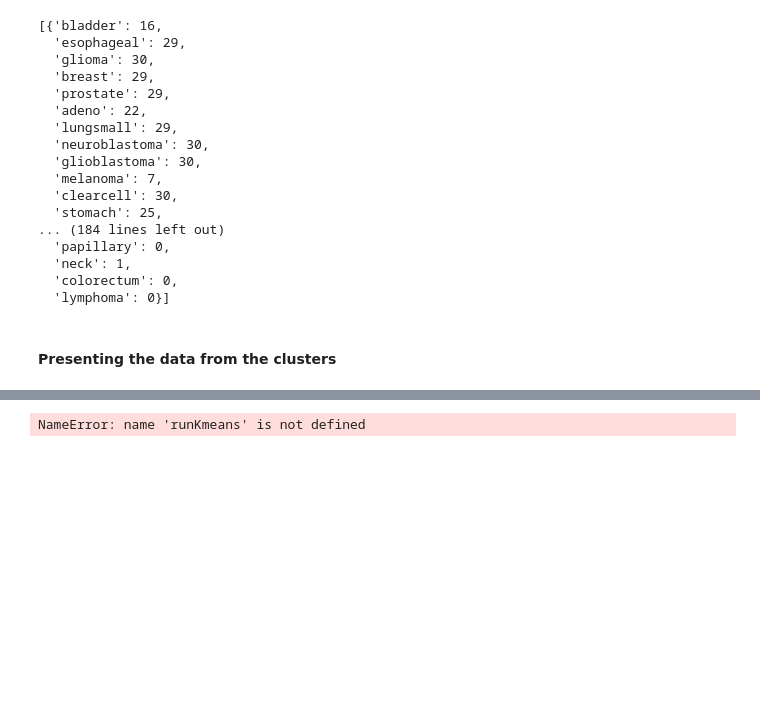
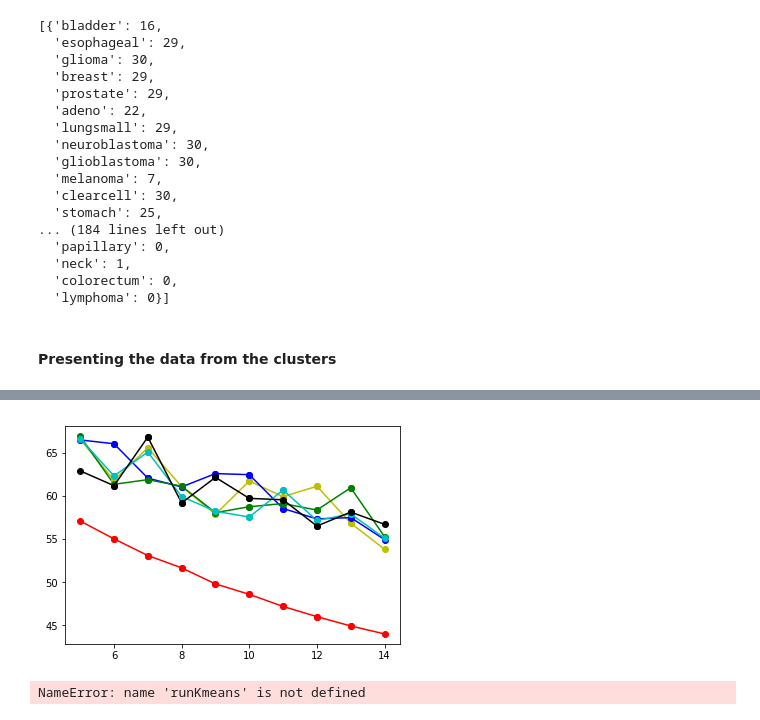
Before and after one commit to naveenr414/NMF, a Jupyter notebook: notebook/Epsilon Neighbor Graph.ipynb, the cells around one changed output, grey strips where cells are left out. Drawn from its saved outputs; the diff is of its cells as text; code cells hidden in the pictures; blank space fills up the shorter version.

```diff
--- a/notebook/Epsilon Neighbor Graph.ipynb
+++ b/notebook/Epsilon Neighbor Graph.ipynb
@@ -10,8 +10,8 @@ import random
 import numpy as np
 import scipy
 # %%
-SAMPLES = 50
-CANCER_TYPES = 1000 # How many of the types of cancer should we use
+SAMPLES = 100
+CANCER_TYPES = 10 # How many of the types of cancer should we use
 normalize = False
 outliers = True
 restrictSamples = False # Remove cancer types with less than SAMPLES samples
@@ -59,7 +59,7 @@ def normalizeRows(mat):
     return mat
 # %%
 #This sections inits all the cancer types
-alexandrovFiles = ["alexandrov_data\\breast_exome.txt"]#glob.glob("alexandrov_data/*.txt")
+alexandrovFiles = ["alexandrov_data/breast_exome.txt"]#glob.glob("alexandrov_data/*.txt")
 
 startingPositions = []
 allData = np.empty((0,0),dtype=np.float)
@@ -307,7 +387,7 @@ def plotReconstruction(kStart,kEnd,step=1):
     points = []
     types = []
 
-    styles = ['r','y','b']
+    styles = ['r','y','b','g','c','k']
 
     x = [k for k in range(kStart,kEnd,step)]
 
@@ -319,6 +399,7 @@ def plotReconstruction(kStart,kEnd,step=1):
     for d in points:
         for i in range(len(types)):
             scatter[i].append(d[types[i]])
+            print(types[i],d[types[i]])
 
     for point in range(len(x)-1):
         for type in range(len(types)):
@@ -332,0 +412,3 @@ plotReconstruction(3,7)
+# %%
+plotReconstruction(5,15)
+# %% [output]
@@ -333,3 +432,4 @@ plotReconstruction(3,7)
+[figure, added]
 # %%
 def presentCSV(clusters):
     csvData = np.zeros(len(clusters),CANCER_TYPES)
```
Also changed, not shown: parts of 14 cells of this notebook, 8 other files.
